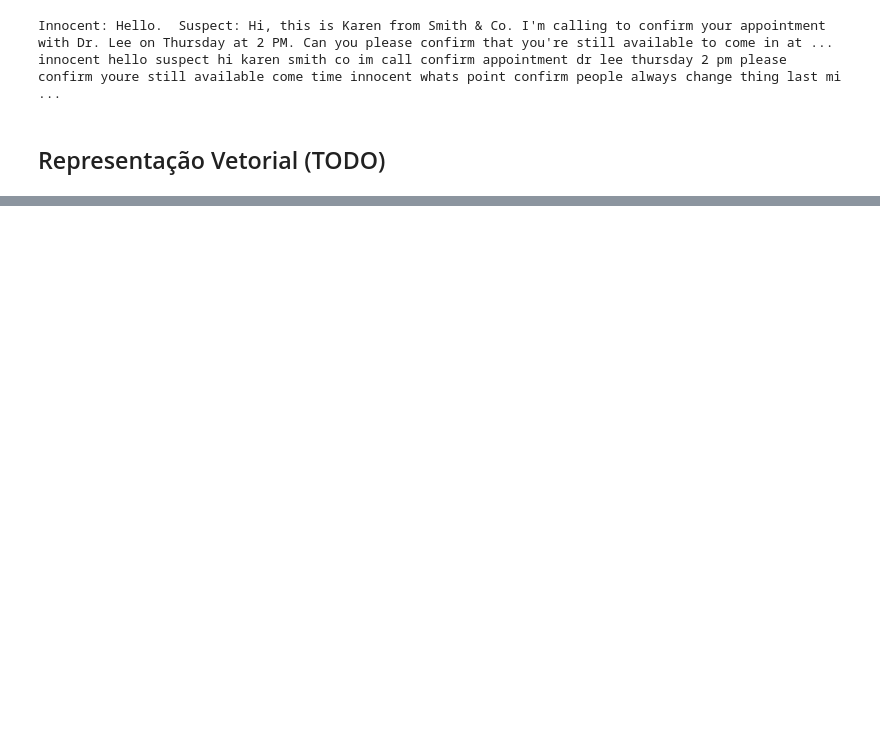
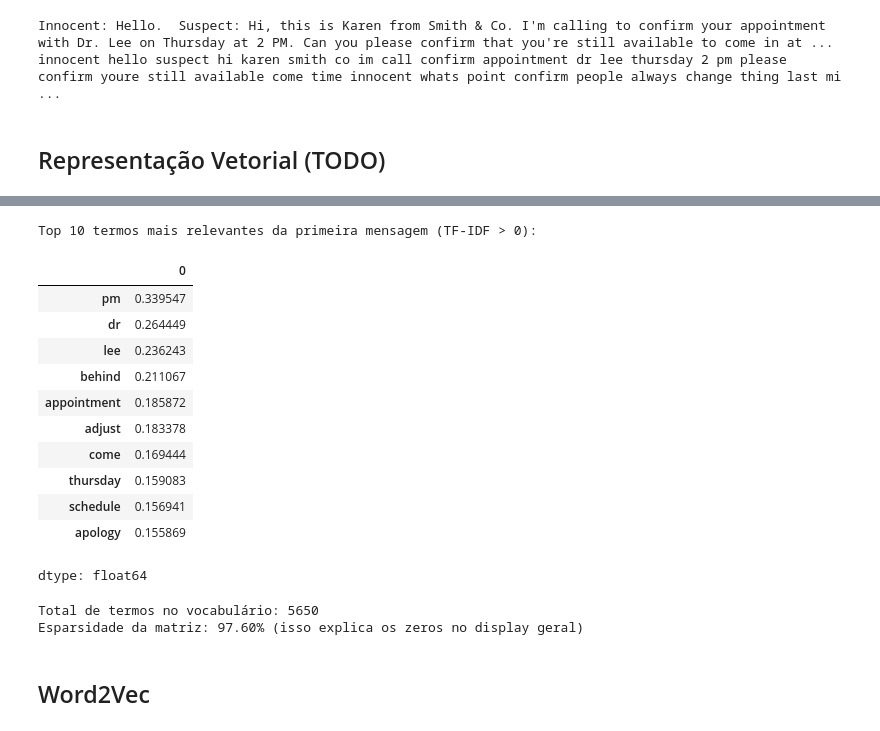
Before and after one commit to Joaoplims/NLP-HandsOn, a Jupyter notebook: HOF02/HOF02_IntentionalityFilter.ipynb, the cells around one changed output, grey strips where cells are left out. Cells and saved outputs as stored; diff of their text form; code cells hidden in the pictures; blank space fills up the shorter version.

```diff
--- a/HOF02/HOF02_IntentionalityFilter.ipynb
+++ b/HOF02/HOF02_IntentionalityFilter.ipynb
@@ -292,0 +317,37 @@ innocent hello suspect hi karen smith co im call confirm appointment dr lee thur
+# %%
+import numpy as np
+
+# Selecionando a primeira linha do dataframe TF-IDF
+primeira_msg_tfidf = tfidf_df.iloc[0]
+
+# Filtrando apenas termos com peso maior que zero e ordenando
+termos_relevantes = primeira_msg_tfidf[primeira_msg_tfidf > 0].sort_values(ascending=False)
+
+print("Top 10 termos mais relevantes da primeira mensagem (TF-IDF > 0):")
+display(termos_relevantes.head(10))
+
+# Calculando a esparsidade
+non_zero = np.count_nonzero(tfidf_matrix.toarray())
+total = tfidf_matrix.shape[0] * tfidf_matrix.shape[1]
+esparsidade = (1 - (non_zero / total)) * 100
+
+print(f"\nTotal de termos no vocabulário: {tfidf_matrix.shape[1]}")
+print(f"Esparsidade da matriz: {esparsidade:.2f}% (isso explica os zeros no display geral)")
+# %% [output]
+Top 10 termos mais relevantes da primeira mensagem (TF-IDF > 0):
+|  | 0 |
+| pm | 0.339547 |
+| dr | 0.264449 |
+| lee | 0.236243 |
+| behind | 0.211067 |
+| appointment | 0.185872 |
+| adjust | 0.183378 |
+| come | 0.169444 |
+| thursday | 0.159083 |
+| schedule | 0.156941 |
+| apology | 0.155869 |
+dtype: float64
+Total de termos no vocabulário: 5650
+Esparsidade da matriz: 97.60% (isso explica os zeros no display geral)
+# %% [markdown]
+## Word2Vec
```
Also changed, not shown: parts of 5 cells of this notebook.
